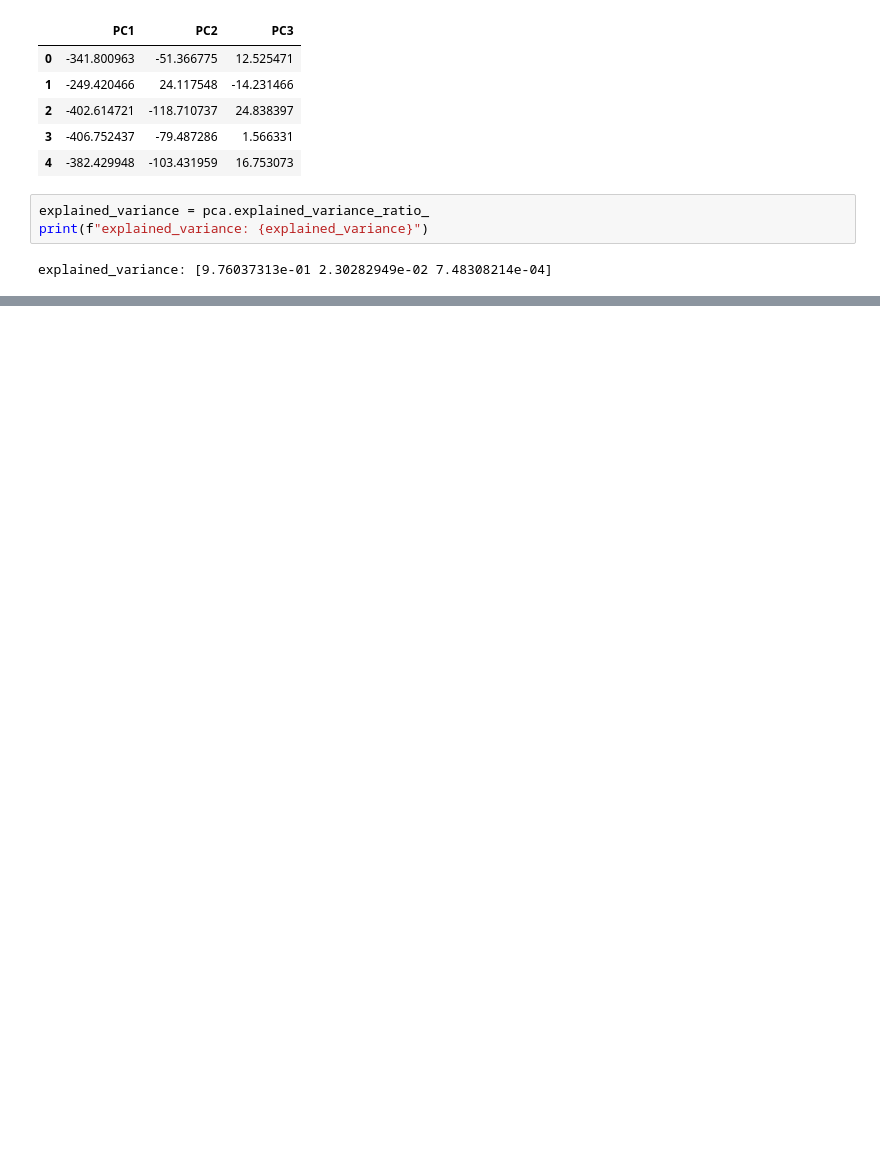
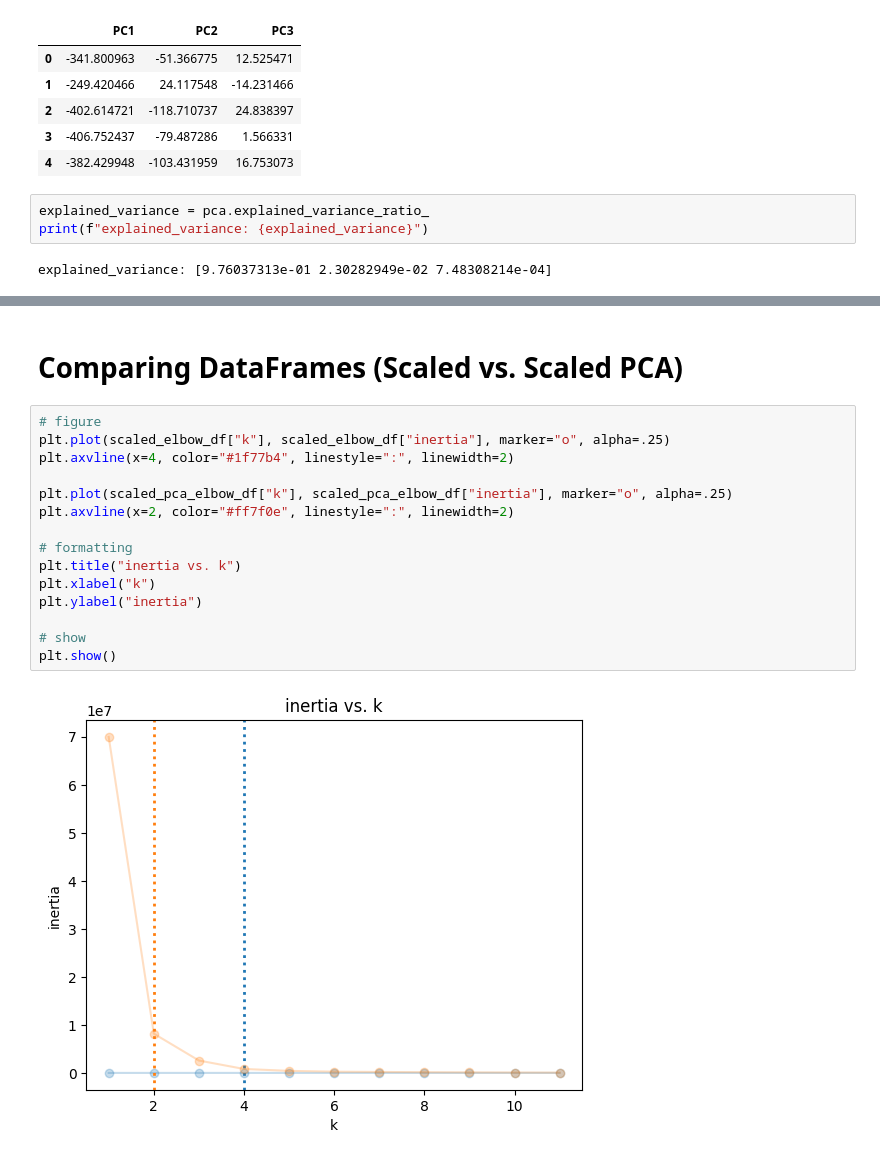
Before and after one commit to 99btyler/MSUDA-challenge-crypto, a Jupyter notebook: submission/crypto-clustering.ipynb, the cells around one changed output, grey strips where cells are left out. Cells and saved outputs as stored; diff of their text form; blank space fills up the shorter version.

```diff
--- a/submission/crypto-clustering.ipynb
+++ b/submission/crypto-clustering.ipynb
@@ -179,0 +262,19 @@ crypto_pca_df.head()
+# %% [markdown]
+# Comparing DataFrames (Scaled vs. Scaled PCA)
+# %%
+# figure
+plt.plot(scaled_elbow_df["k"], scaled_elbow_df["inertia"], marker="o", alpha=.25)
+plt.axvline(x=4, color="#1f77b4", linestyle=":", linewidth=2)
+
+plt.plot(scaled_pca_elbow_df["k"], scaled_pca_elbow_df["inertia"], marker="o", alpha=.25)
+plt.axvline(x=2, color="#ff7f0e", linestyle=":", linewidth=2)
+
+# formatting
+plt.title("inertia vs. k")
+plt.xlabel("k")
+plt.ylabel("inertia")
+
+# show
+plt.show()
+# %% [output]
+[figure, added]
```
Also changed, not shown: parts of 20 cells of this notebook, 1 other file.
